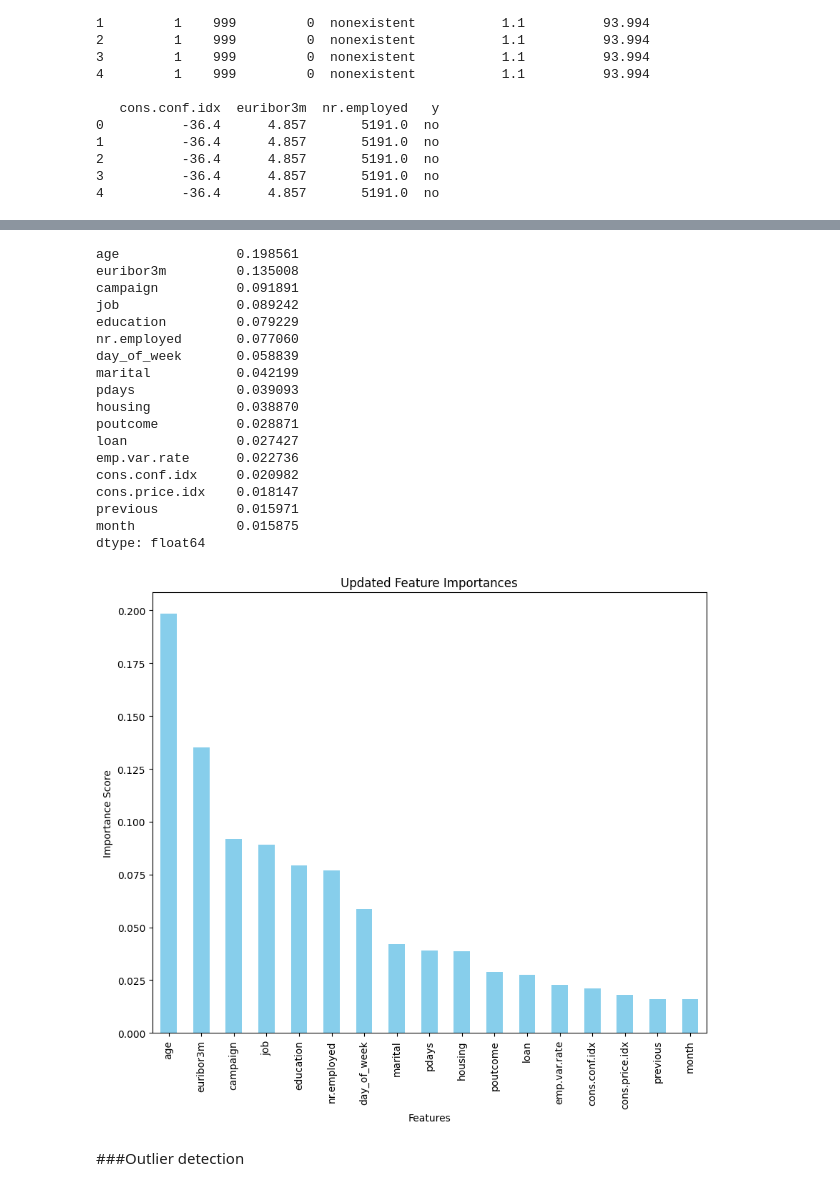
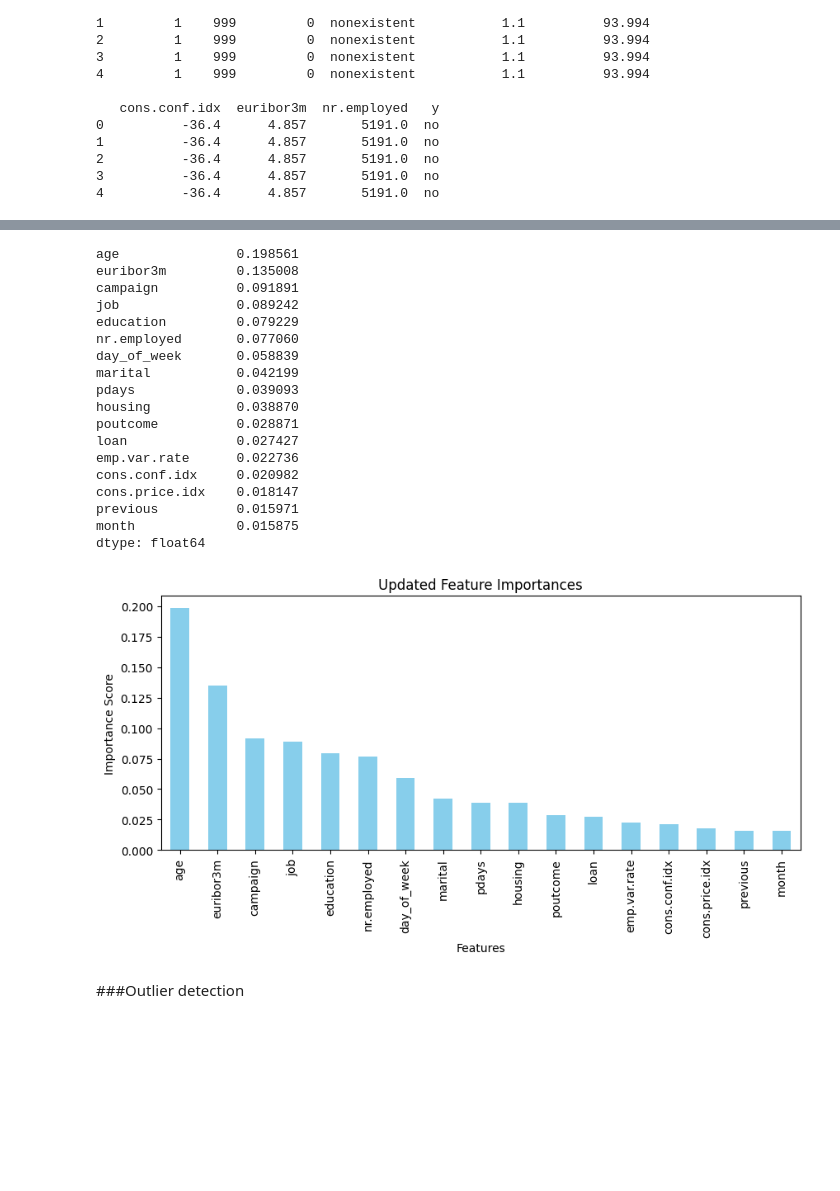
Before and after one commit to AsminiKOD/ClientPredicting, a Jupyter notebook: DataPreprocessing.ipynb, the cells around one changed output, grey strips where cells are left out. Drawn from its saved outputs; the diff is of its cells as text; code cells hidden in the pictures; blank space fills up the shorter version.

```diff
--- a/DataPreprocessing.ipynb
+++ b/DataPreprocessing.ipynb
@@ -265,35 +265,35 @@ feature_importances = pd.Series(rf.feature_importances_, index=X_cleaned.columns
 sorted_features = feature_importances.sort_values(ascending=False)
 
 # Display the most important features
 print(sorted_features)
 
 # Visualize feature importances
-plt.figure(figsize=(10, 8))
+plt.figure(figsize=(10, 4))
 sorted_features.plot(kind='bar', color='skyblue')
 plt.title('Updated Feature Importances')
 plt.xlabel('Features')
 plt.ylabel('Importance Score')
 plt.show()
 # %% [output]
 age               0.198561
 euribor3m         0.135008
 campaign          0.091891
 job               0.089242
 education         0.079229
 nr.employed       0.077060
 day_of_week       0.058839
 marital           0.042199
 pdays             0.039093
 housing           0.038870
 poutcome          0.028871
 loan              0.027427
 emp.var.rate      0.022736
 cons.conf.idx     0.020982
 cons.price.idx    0.018147
 previous          0.015971
 month             0.015875
 dtype: float64
-[figure, old version]
+[figure, new version]
 # %% [markdown]
 ###Outlier detection
 # %%
```
Also changed, not shown: parts of 17 cells of this notebook.
